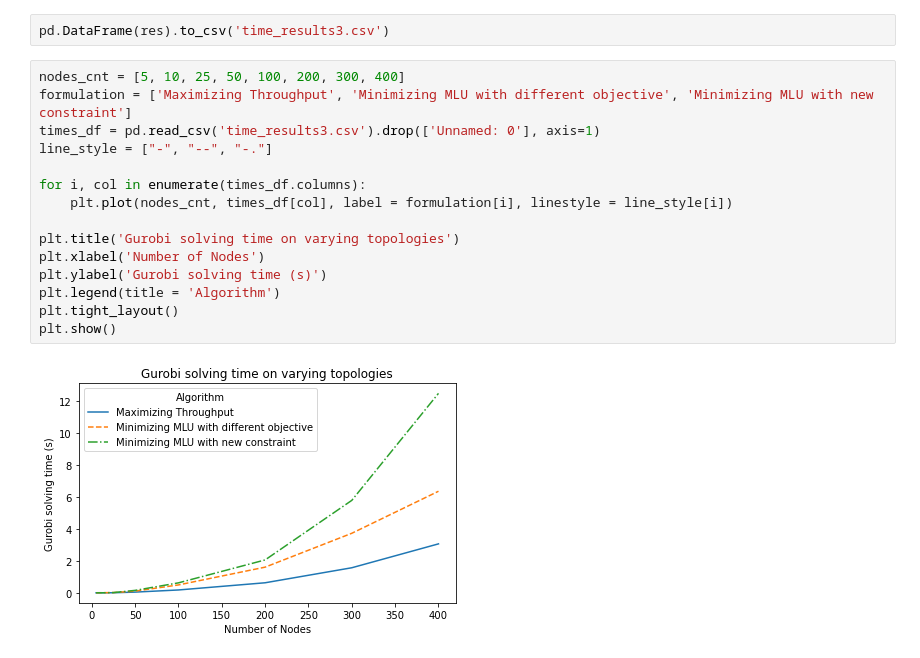
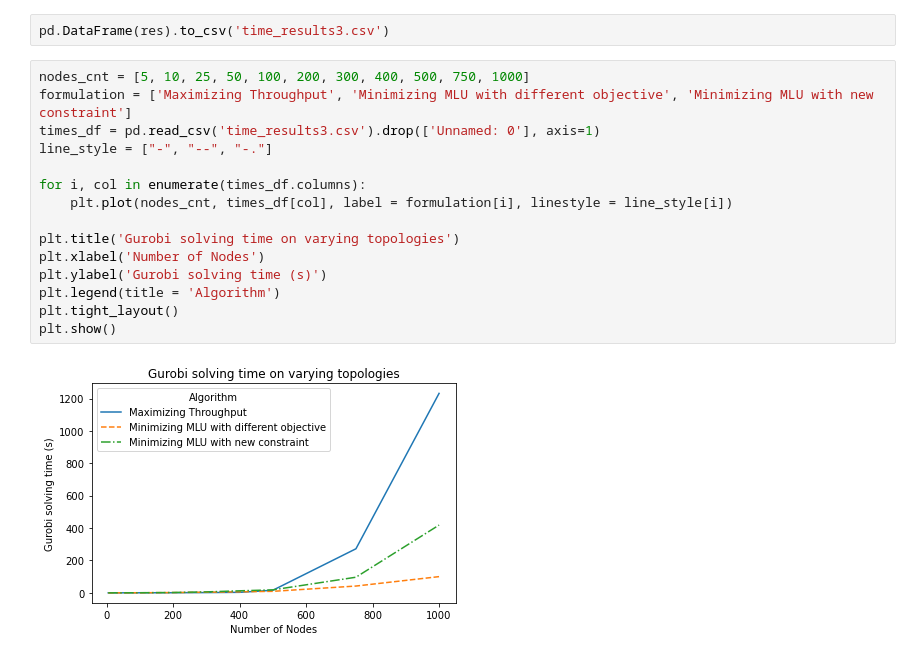
Before and after one commit to benbananas/NetworksFinal, a Jupyter notebook: topologies3.ipynb, the cells around one changed output. Cells and saved outputs as stored; diff of their text form.

```diff
--- a/topologies3.ipynb
+++ b/topologies3.ipynb
@@ -281,20 +362,20 @@ Optimal objective  2.448523536e-01
 # %%
 pd.DataFrame(res).to_csv('time_results3.csv')
 # %%
-nodes_cnt = [5, 10, 25, 50, 100, 200, 300, 400]
+nodes_cnt = [5, 10, 25, 50, 100, 200, 300, 400, 500, 750, 1000]
 formulation = ['Maximizing Throughput', 'Minimizing MLU with different objective', 'Minimizing MLU with new constraint']
 times_df = pd.read_csv('time_results3.csv').drop(['Unnamed: 0'], axis=1)
 line_style = ["-", "--", "-."]
 
 for i, col in enumerate(times_df.columns):
     plt.plot(nodes_cnt, times_df[col], label = formulation[i], linestyle = line_style[i])
 
 plt.title('Gurobi solving time on varying topologies')
 plt.xlabel('Number of Nodes')
 plt.ylabel('Gurobi solving time (s)')
 plt.legend(title = 'Algorithm')
 plt.tight_layout()
 plt.show()
 # %% [output]
-[figure, old version]
+[figure, new version]
 # %%
```
Also changed, not shown: parts of 4 cells of this notebook, 3 other files.
